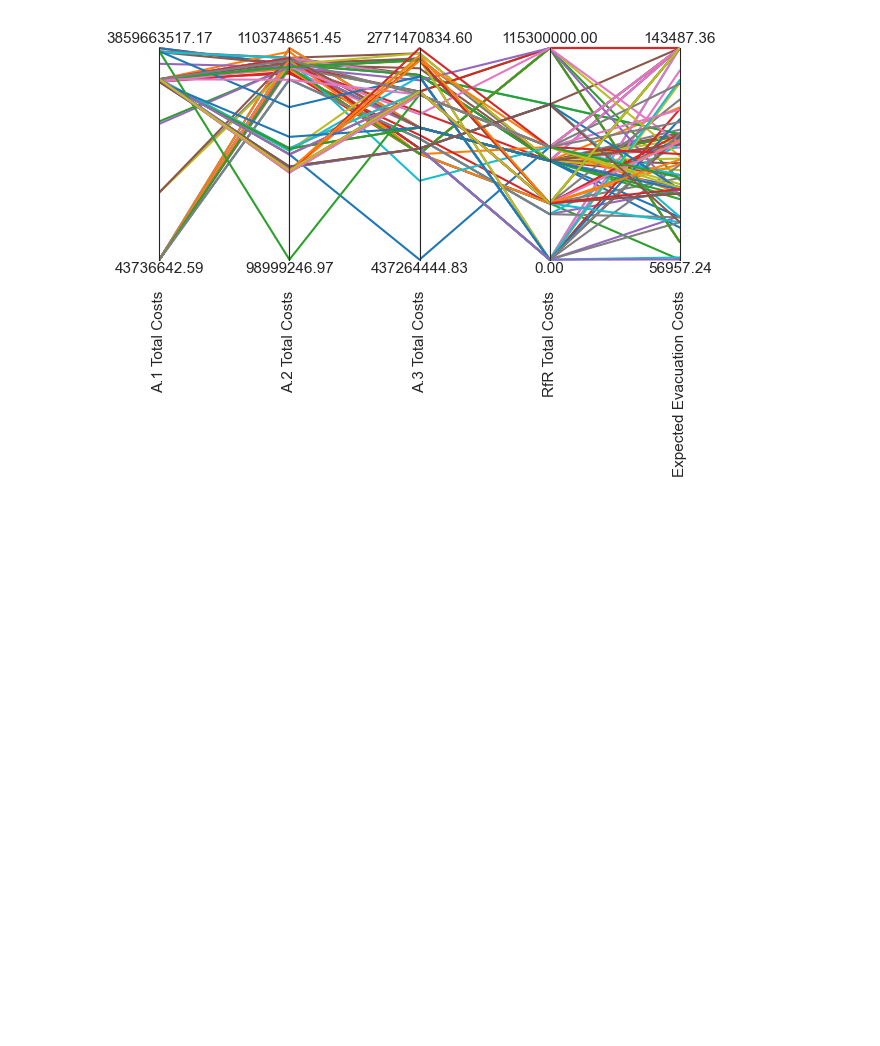
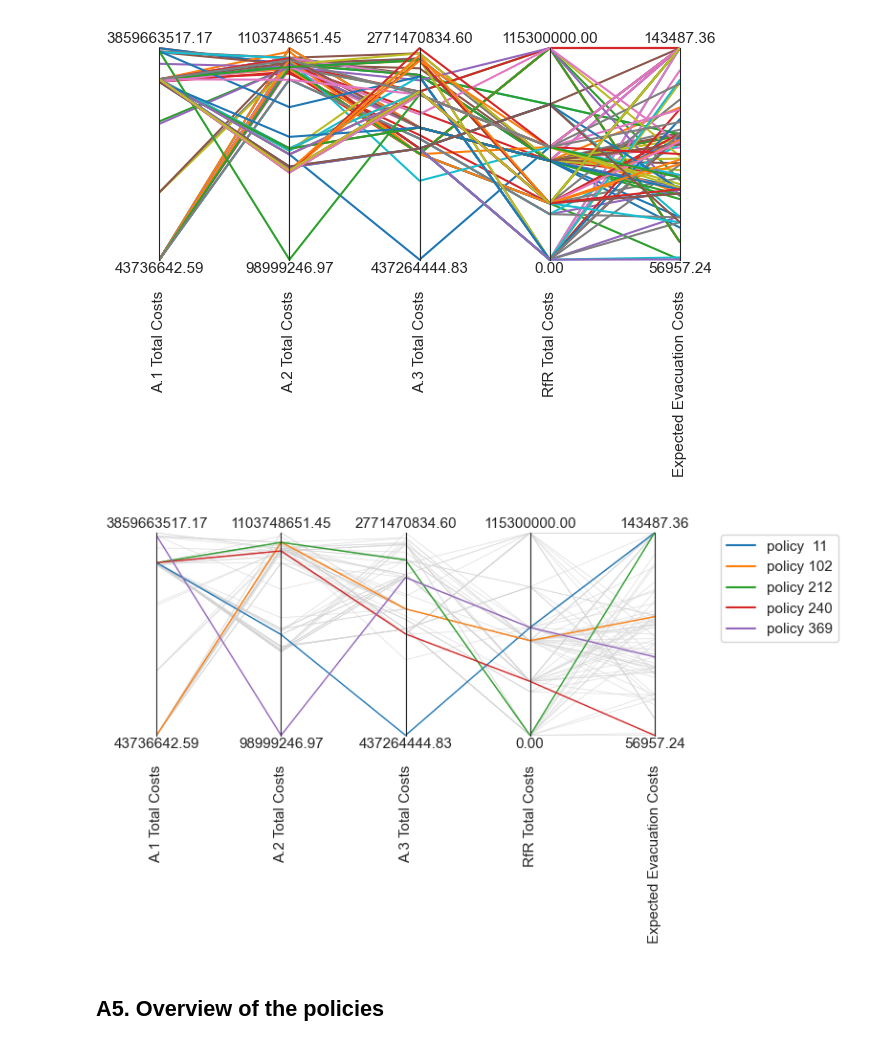
Before and after one commit to ndaswani1/EPA141A-labs, a Jupyter notebook: final assignment/dike_model_multi_scenario_MORDM.ipynb, the cells around one changed output. Cells and saved outputs as stored; diff of their text form; code cells hidden in the pictures; blank space fills up the shorter version.

Commit message:
regret images new

```diff
--- a/final assignment/dike_model_multi_scenario_MORDM.ipynb
+++ b/final assignment/dike_model_multi_scenario_MORDM.ipynb
@@ -701,3 +701,29 @@ plt.savefig("./images/opt/regret_tradeoffs.png", bbox_inches='tight')
 plt.show()
 # %% [output]
 [figure]
+# %%
+data = max_regret
+data = data.reset_index()
+data['policy'] = data['policy'].str[-3:]
+data = data.set_index('policy')
+indices = pd.concat([data.idxmin()]).unique()
+
+limits = parcoords.get_limits(data)
+axes = parcoords.ParallelAxes(limits, fontsize=11)
+
+for i, (index, row) in enumerate(data.iterrows()):
+    axes.plot(row.to_frame().T, color='lightgrey', lw=0.5, alpha=0.75)
+
+color_nr = 0
+for i, (index, row) in enumerate(data.iterrows()):
+    if index in indices:
+        axes.plot(row.to_frame().T, color=sns.color_palette()[color_nr], lw=1, label=f'policy {index}')
+        color_nr += 1
+
+axes.legend()
+plt.savefig("./images/opt/regret_tradeoffs_min.png", bbox_inches='tight')
+plt.show()
+# %% [output]
+[figure, added]
+# %% [markdown]
+## A5. Overview of the policies
```
Also changed, not shown: parts of 12 cells of this notebook, 1 other file.
